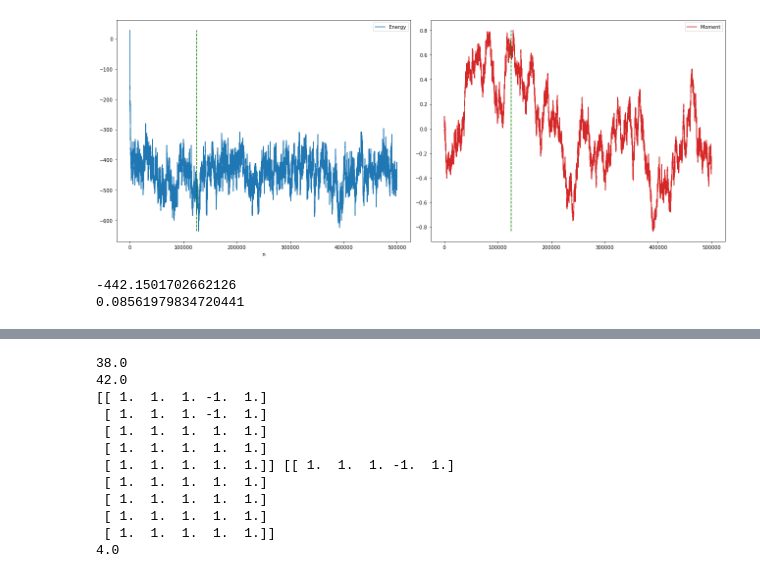
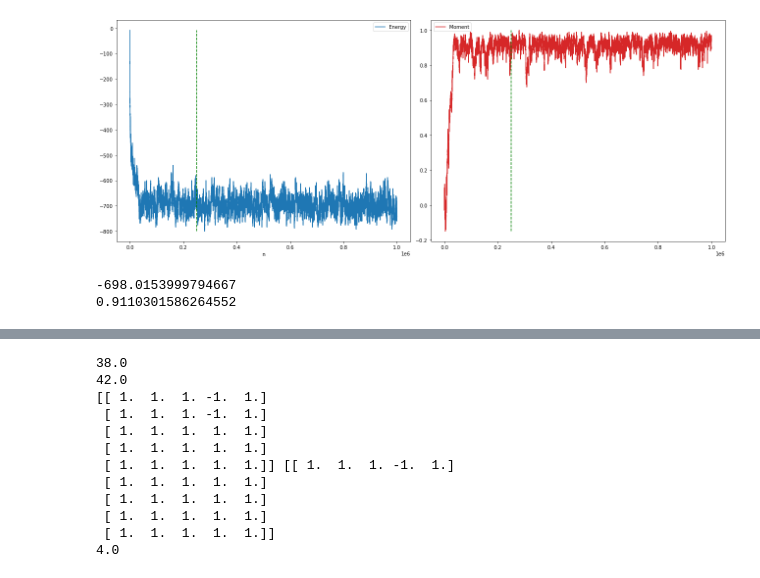
Before and after one commit to SSBNS/Complex_physics_SSBNS, a Jupyter notebook: Ising.ipynb, the cells around one changed output, grey strips where cells are left out. Saved outputs shown, nothing was run; the diff lists cells and outputs as text; code cells hidden in the pictures.

```diff
--- a/Ising.ipynb
+++ b/Ising.ipynb
@@ -62,35 +62,36 @@ def one_run(N_site = 20, T=1,n_max=10**4,n_0=0,J=1):
 
     return [E,s,grid]
 
-T=2.5
-n_max=5*10**5
+T=1.5
+n_max=10**6
 n_0 = int(n_max/4)
 N_site=20
 J=1
 # %%
+T=2
 E,s,final_grid = one_run(N_site=N_site,T=T,J=J,n_max=n_max)
 E,s = np.array(E),np.array(s)/(N_site**2)
 
 fig,ax = plt.subplots(1,2,figsize=(18,7))
 x = np.arange(len(E))
 ax[0].plot(x,E,label= "Energy")
 ax[1].plot(x,s,label="Moment",color="tab:red")
 ax[0].set_xlabel("n")
 ax[0].set_xlabel("n")
 y_E = np.linspace(min(E),max(E),2)
 y_s = np.linspace(min(s),max(s),2)
 ax[0].plot([n_0,n_0],y_E,linestyle="dashed",color="green")
 ax[1].plot([n_0,n_0],y_s,linestyle="dashed",color="green")
 
 
 
 ax[0].legend()
 ax[1].legend()
 plt.tight_layout()
 plt.show()
 print(np.mean(E[n_0::]))
 print(abs(np.mean(s[n_0::])))
 # %% [output]
-[figure, old version]
+[figure, new version]
--442.1501702662126
-0.08561979834720441
+-698.0153999794667
+0.9110301586264552
```
Also changed, not shown: parts of 3 cells of this notebook.
